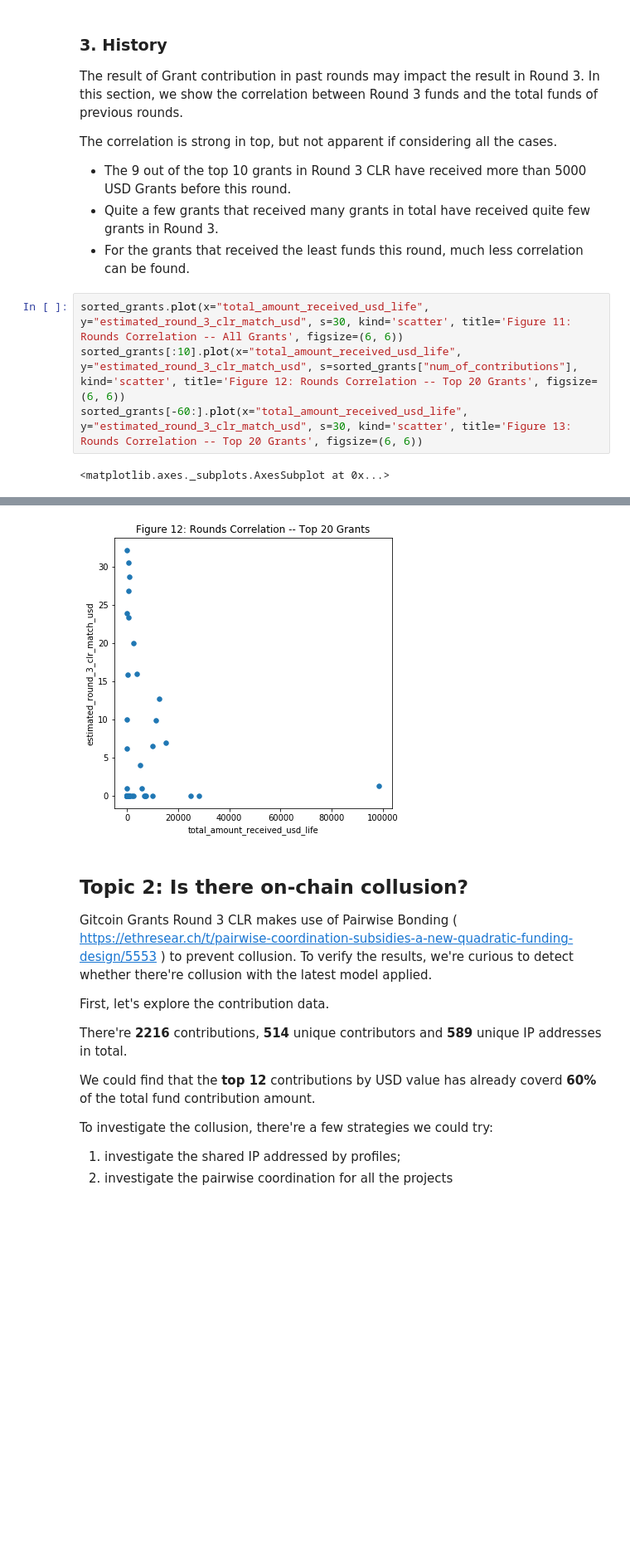
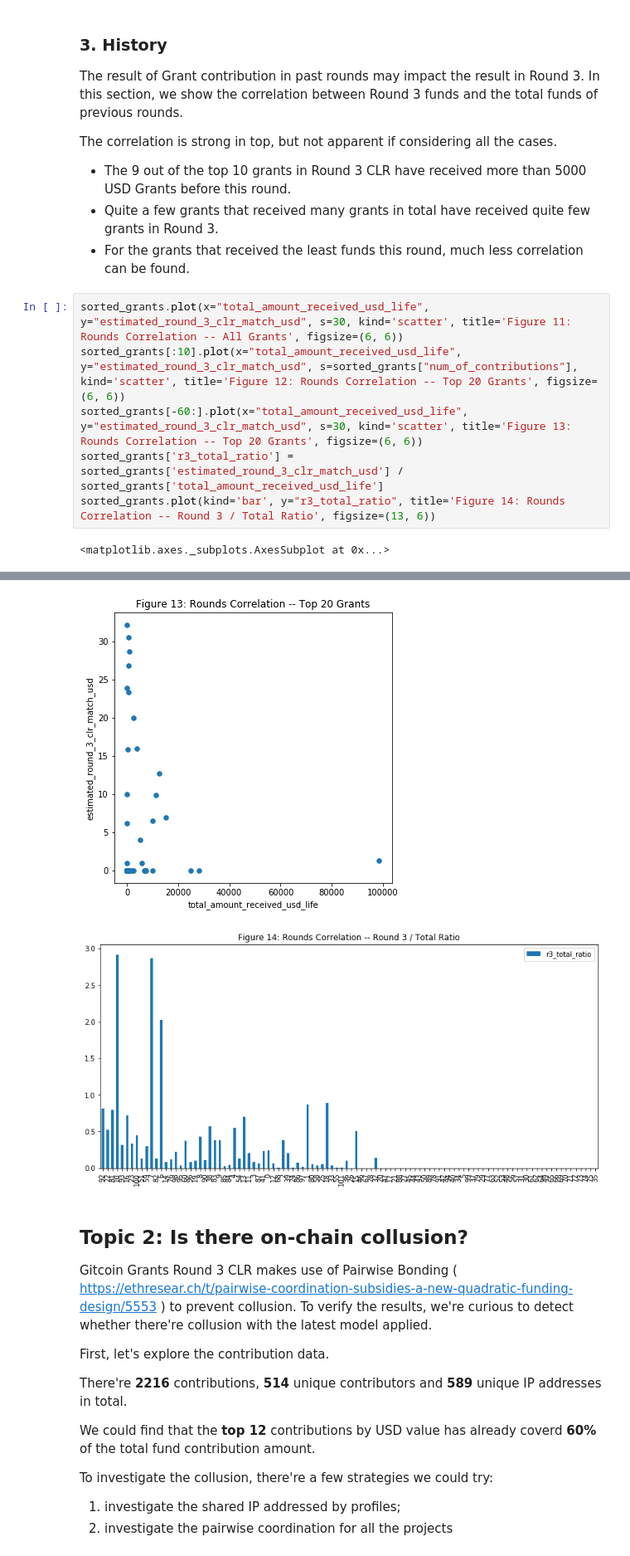
Before and after one commit to think-in-universe/gitcoin-grants-analysis, a Jupyter notebook: analysis.ipynb, the cells around one changed output, grey strips where cells are left out. Shown: that part at 83% size. Cells and saved outputs as stored; diff of their text form; blank space fills up the shorter version.

```diff
--- a/analysis.ipynb
+++ b/analysis.ipynb
@@ -287,12 +287,15 @@ The correlation is strong in top, but not apparent if considering all the cases.
 # %%
 sorted_grants.plot(x="total_amount_received_usd_life", y="estimated_round_3_clr_match_usd", s=30, kind='scatter', title='Figure 11: Rounds Correlation -- All Grants', figsize=(6, 6))
 sorted_grants[:10].plot(x="total_amount_received_usd_life", y="estimated_round_3_clr_match_usd", s=sorted_grants["num_of_contributions"], kind='scatter', title='Figure 12: Rounds Correlation -- Top 20 Grants', figsize=(6, 6))
 sorted_grants[-60:].plot(x="total_amount_received_usd_life", y="estimated_round_3_clr_match_usd", s=30, kind='scatter', title='Figure 13: Rounds Correlation -- Top 20 Grants', figsize=(6, 6))
+sorted_grants['r3_total_ratio'] = sorted_grants['estimated_round_3_clr_match_usd'] / sorted_grants['total_amount_received_usd_life']
+sorted_grants.plot(kind='bar', y="r3_total_ratio", title='Figure 14: Rounds Correlation -- Round 3 / Total Ratio', figsize=(13, 6))
 # %% [output]
 <matplotlib.axes._subplots.AxesSubplot at 0x...>
 [figure]
 [figure]
 [figure]
+[figure, added]
 # %% [markdown]
 ## Topic 2: Is there on-chain collusion?
 
```
Also changed, not shown: parts of 5 cells of this notebook.
